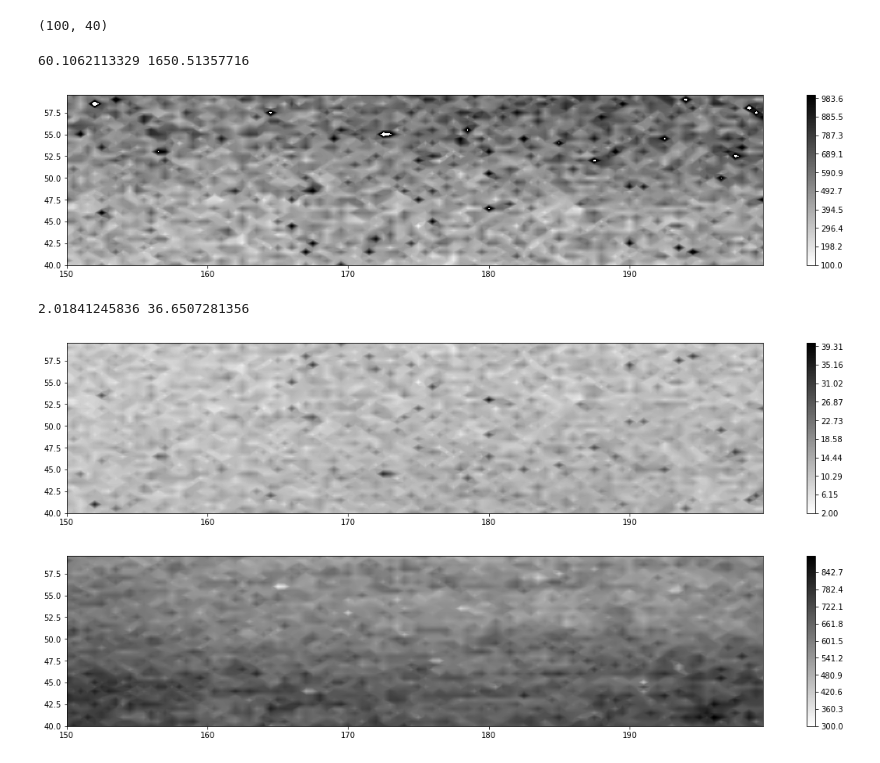
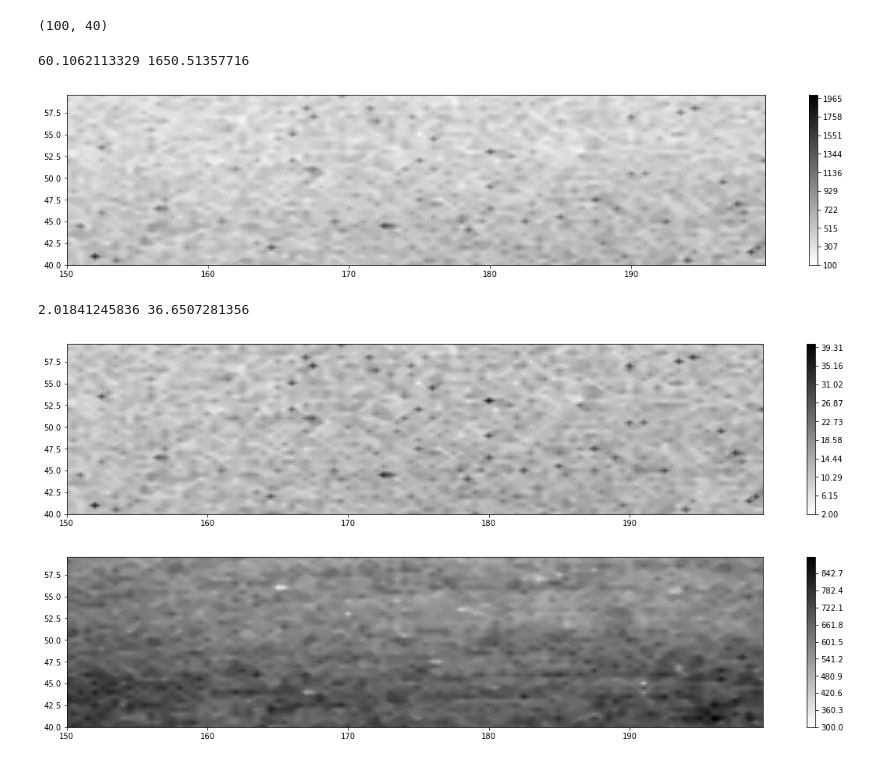
Before and after one commit to ht1an/DiscoverSubStructure, a Jupyter notebook: Matched_filter.ipynb, the cells around one changed output. Drawn from its saved outputs; the diff is of its cells as text; code cells hidden in the pictures.

```diff
--- a/Matched_filter.ipynb
+++ b/Matched_filter.ipynb
@@ -164,21 +164,21 @@ print(np.shape(mf))
 # %%
 plt.figure(figsize=(20,4))
 plt.contourf(ra_array[:len(ra_array)-1],dec_array[:len(dec_array)-1],\
-             (mf[:,::-1].T)*1e6,cmap=plt.cm.binary,\
-             vmin=100,vmax=1000,levels=np.linspace(100,1000,111))#,np.linspace(830,850,101))
+             (mf[:,:].T)*1e6,cmap=plt.cm.binary,\
+             vmin=100,vmax=2000,levels=np.linspace(100,2000,111))#,np.linspace(830,850,101))
 plt.colorbar()
 print(np.min(mf.T*1e6),np.max(mf*1e6))
 plt.show()
 plt.figure(figsize=(20,4))
 plt.contourf(ra_array[:len(ra_array)-1],dec_array[:len(dec_array)-1],\
              (cmf.T),cmap=plt.cm.binary,\
              vmin=2,vmax=40,levels=np.linspace(2,40,111))#,np.linspace(830,850,101))
 plt.colorbar()
 print(np.min(cmf),np.max(cmf))
 plt.show()
 # %% [output]
 60.1062113329 1650.51357716
-[figure, old version]
+[figure, new version]
 2.01841245836 36.6507281356
 [figure]
 # %%
```
Also changed, not shown: 2 other files.
